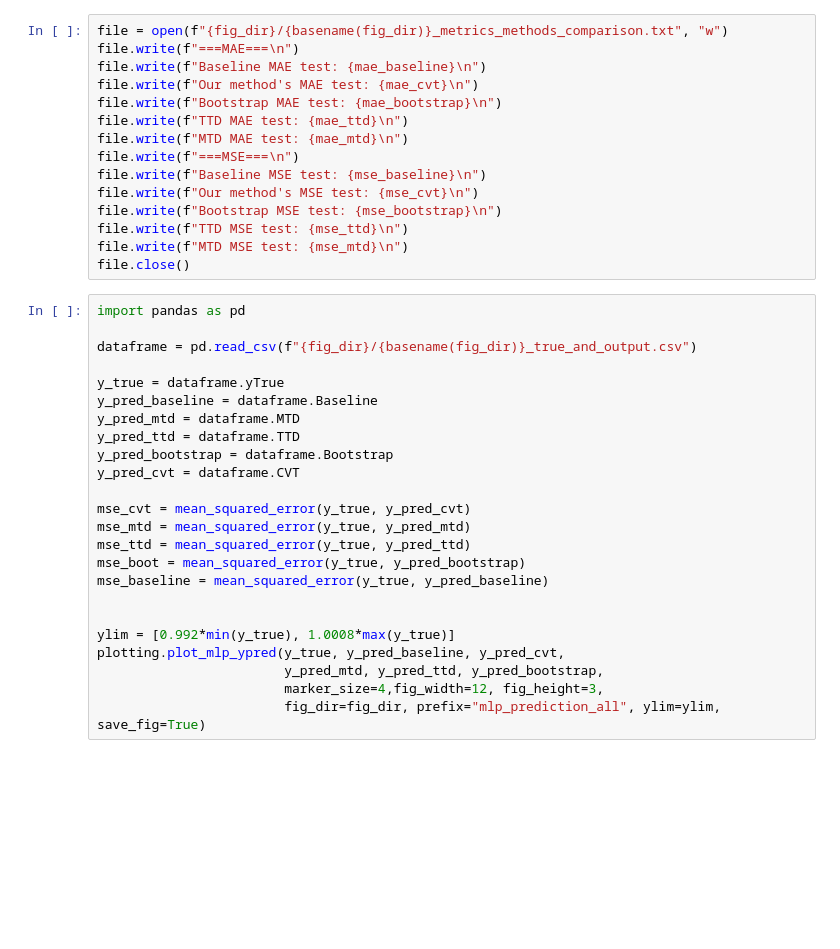
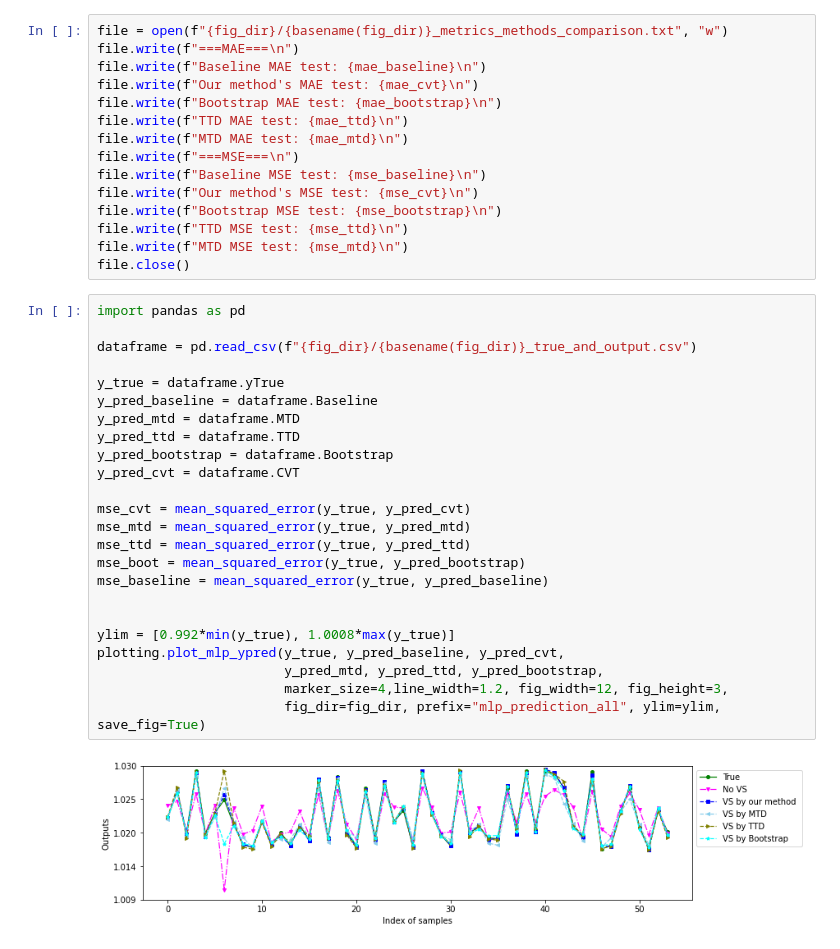
Before and after one commit to zhongsheng-chen/RegCGAN, a Jupyter notebook: notebook/run_hdpe_mlp_diff_vs.ipynb, the cells around one changed output. Cells and saved outputs as stored; diff of their text form; blank space fills up the shorter version.

```diff
--- a/notebook/run_hdpe_mlp_diff_vs.ipynb
+++ b/notebook/run_hdpe_mlp_diff_vs.ipynb
@@ -289,24 +289,26 @@ file.close()
 # %%
 import pandas as pd
 
 dataframe = pd.read_csv(f"{fig_dir}/{basename(fig_dir)}_true_and_output.csv")
 
 y_true = dataframe.yTrue
 y_pred_baseline = dataframe.Baseline
 y_pred_mtd = dataframe.MTD
 y_pred_ttd = dataframe.TTD
 y_pred_bootstrap = dataframe.Bootstrap
 y_pred_cvt = dataframe.CVT
 
 mse_cvt = mean_squared_error(y_true, y_pred_cvt)
 mse_mtd = mean_squared_error(y_true, y_pred_mtd)
 mse_ttd = mean_squared_error(y_true, y_pred_ttd)
 mse_boot = mean_squared_error(y_true, y_pred_bootstrap)
 mse_baseline = mean_squared_error(y_true, y_pred_baseline)
 
 
 ylim = [0.992*min(y_true), 1.0008*max(y_true)]
 plotting.plot_mlp_ypred(y_true, y_pred_baseline, y_pred_cvt,
                         y_pred_mtd, y_pred_ttd, y_pred_bootstrap,
-                        marker_size=4,fig_width=12, fig_height=3,
+                        marker_size=4,line_width=1.2, fig_width=12, fig_height=3,
                         fig_dir=fig_dir, prefix="mlp_prediction_all", ylim=ylim, save_fig=True)
+# %% [output]
+[figure, added]
```
Also changed, not shown: 5 other files.
